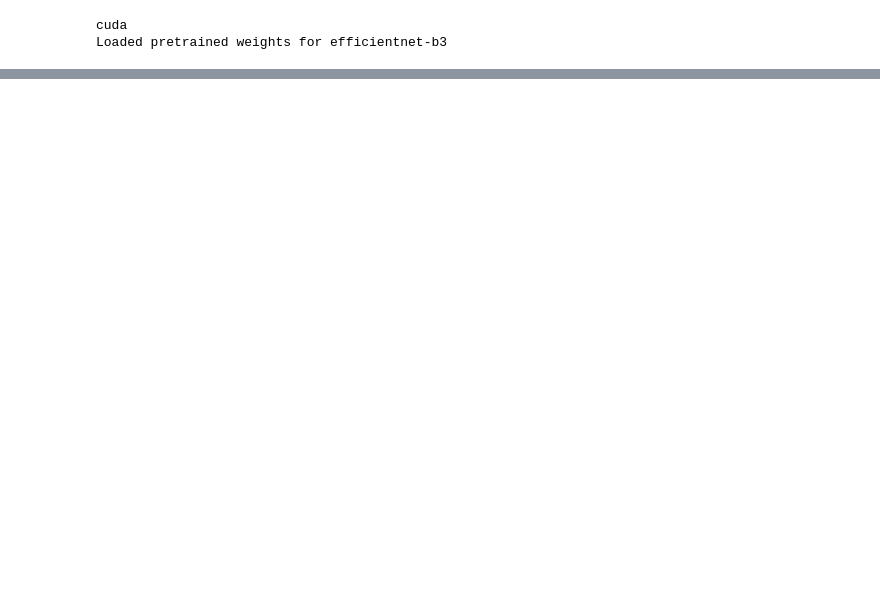
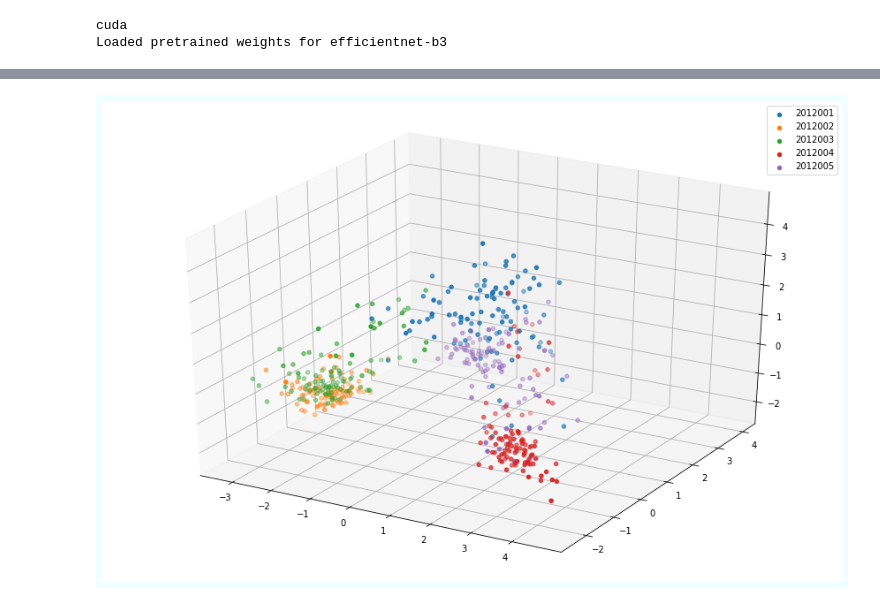
Before and after one commit to boostcampaitech2/final-project-level3-cv-17, a Jupyter notebook: tools/interactive_EDA.ipynb, the cells around one changed output, grey strips where cells are left out. Drawn from its saved outputs; the diff is of its cells as text; code cells hidden in the pictures; blank space fills up the shorter version.

```diff
--- a/tools/interactive_EDA.ipynb
+++ b/tools/interactive_EDA.ipynb
@@ -201,7 +130,7 @@ device = torch.device("cuda" if use_cuda else "cpu")
 print(device)
 train_set = TripletDataset(imgs, labels)
 dataloader = DataLoader(train_set,
-                        batch_size=32,
+                        batch_size=16,
                         num_workers=multiprocessing.cpu_count()//2,
                         shuffle=False,
                         pin_memory=use_cuda)
@@ -282,3 +261,21 @@ colors = dict(mcolors.BASE_COLORS, **mcolors.CSS4_COLORS)
 color_key = list(colors.keys())
 
 use_colors = [colors[color_key[i]] for i in range(num_classes)]
+# %%
+import plotly.graph_objects as go
+import plotly.io as pio
+pio.renderers.default = "vscode"
+
+import numpy as np
+data = []
+for idx, label in enumerate(np.unique(labels)[:]):
+    tmp = train_results[np.where(labels == label)[0]]
+    print(label, np.where(labels==label))
+    data.append(go.Scatter3d(x=tmp[:, 0], y=tmp[:, 1], z=tmp[:, 2], mode='markers', marker=dict(size=2), name=str(label)))
+fig = go.Figure(data=data)
+fig.update_layout(
+    autosize=False,
+    width=1000,
+    height=1000,
+    )
+fig.show()
@@ -285,3 +300,29 @@ use_colors = [colors[color_key[i]] for i in range(num_classes)]
+# %%
+from sklearn.decomposition import PCA
+from sklearn.manifold import TSNE
+
+pca = PCA(n_components=3)
+nh_pca = pca.fit_transform(train_results)
+# %%
+from sklearn.model_selection import StratifiedKFold, KFold, train_test_split
+from sklearn.metrics import f1_score
+import numpy as np
+import matplotlib as mpl
+import matplotlib.pyplot as plt
+
+%matplotlib inline
+
+fig = plt.figure(figsize=(15, 10), facecolor="azure")
+
+ax = fig.gca(projection='3d')
+for label in np.unique(labels):
+    tmp = nh_pca[np.where(labels==label)[0]]
+    ax.scatter(tmp[:, 0], tmp[:, 1], tmp[:, 2], label=label)
+
+plt.legend()
+plt.show()
+# %% [output]
+[figure, added]
 # %%
 import plotly.graph_objects as go
 import plotly.io as pio
```
Also changed, not shown: parts of 7 cells of this notebook, 2 other files.
